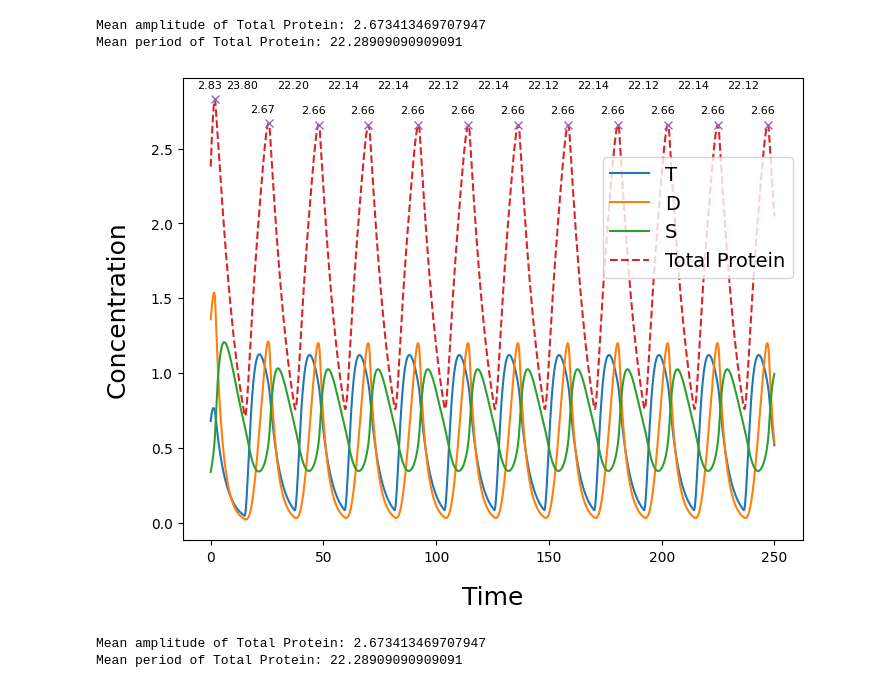
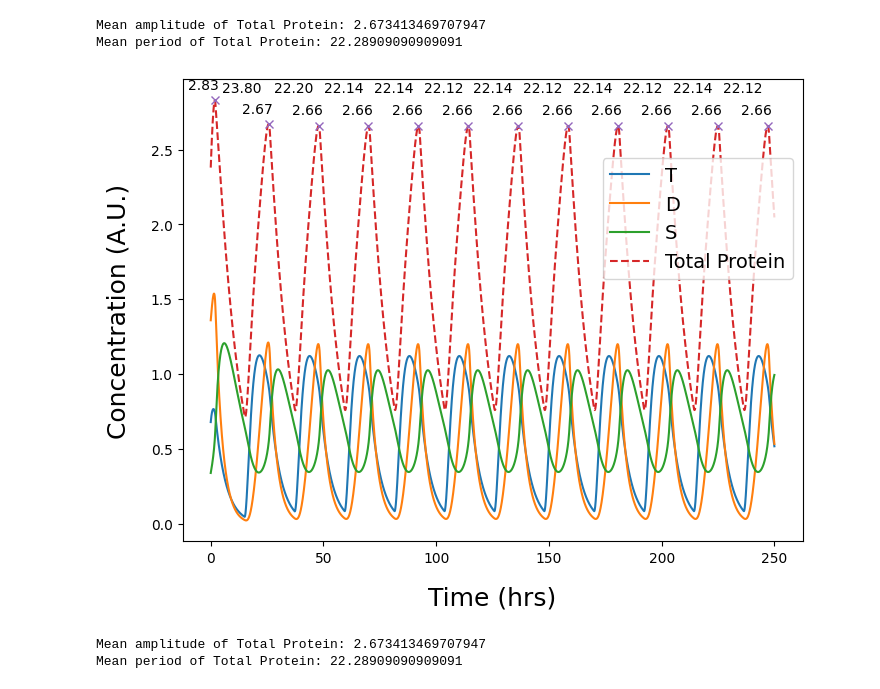
Before and after one commit to YM-25/final_year_project_Temp, a Jupyter notebook: codes/Rust_KaiABC_model_test.ipynb, the cells around one changed output. Drawn from its saved outputs; the diff is of its cells as text; code cells hidden in the pictures.

```diff
--- a/codes/Rust_KaiABC_model_test.ipynb
+++ b/codes/Rust_KaiABC_model_test.ipynb
@@ -95,38 +95,38 @@ mean_amplitude = np.mean(amplitudes)
 
 print(f'Mean amplitude of Total Protein: {mean_amplitude}')
 print(f'Mean period of Total Protein: {mean_period}')
 
 # Plotting results
 plt.figure(figsize=(8,6))
 
 plt.plot(tspan, T_val, label='T')
 plt.plot(tspan, ST_val, label='D')
 plt.plot(tspan, S_val, label='S')
 plt.plot(tspan, total_protein, label='Total Protein', linestyle='--')
 
-plt.xlabel('Time', fontsize=18, labelpad=15)
-plt.ylabel('Concentration', fontsize=18, labelpad=15)
+plt.xlabel('Time (hrs)', fontsize=18, labelpad=15)
+plt.ylabel('Concentration (A.U.)', fontsize=18, labelpad=15)
 
 plt.legend(fontsize=14, loc='upper right', bbox_to_anchor=(1, .85))
 
 
 # Highlight peaks of total protein
 plt.plot(tspan[peaks], total_protein[peaks], "x")
 
 # Annotate peaks with amplitude and period for total protein
 for i in range(len(peaks)):
     plt.annotate(f'{total_protein[peaks[i]]:.2f}', (tspan[peaks[i]], total_protein[peaks[i]]),
-                 textcoords="offset points", xytext=(-4,8), ha='center', fontsize=8)
+                 textcoords="offset points", xytext=(-8,8), ha='center', fontsize=10)
     if i > 0:
         plt.annotate(f'{tspan[peaks[i]] - tspan[peaks[i-1]]:.2f}',
                      ((tspan[peaks[i]] + tspan[peaks[i-1]]) / 2, max(total_protein)),
-                     textcoords="offset points", xytext=(0,8), ha='center', fontsize=8)
+                     textcoords="offset points", xytext=(0,6), ha='center', fontsize=10)
 
 plt.show()
 # %% [output]
 Mean amplitude of Total Protein: 2.673413469707947
 Mean period of Total Protein: 22.28909090909091
-[figure, old version]
+[figure, new version]
 # %%
 # Main script for 298.15K
 Temp = 298.15
```
Also changed, not shown: 2 other files.
